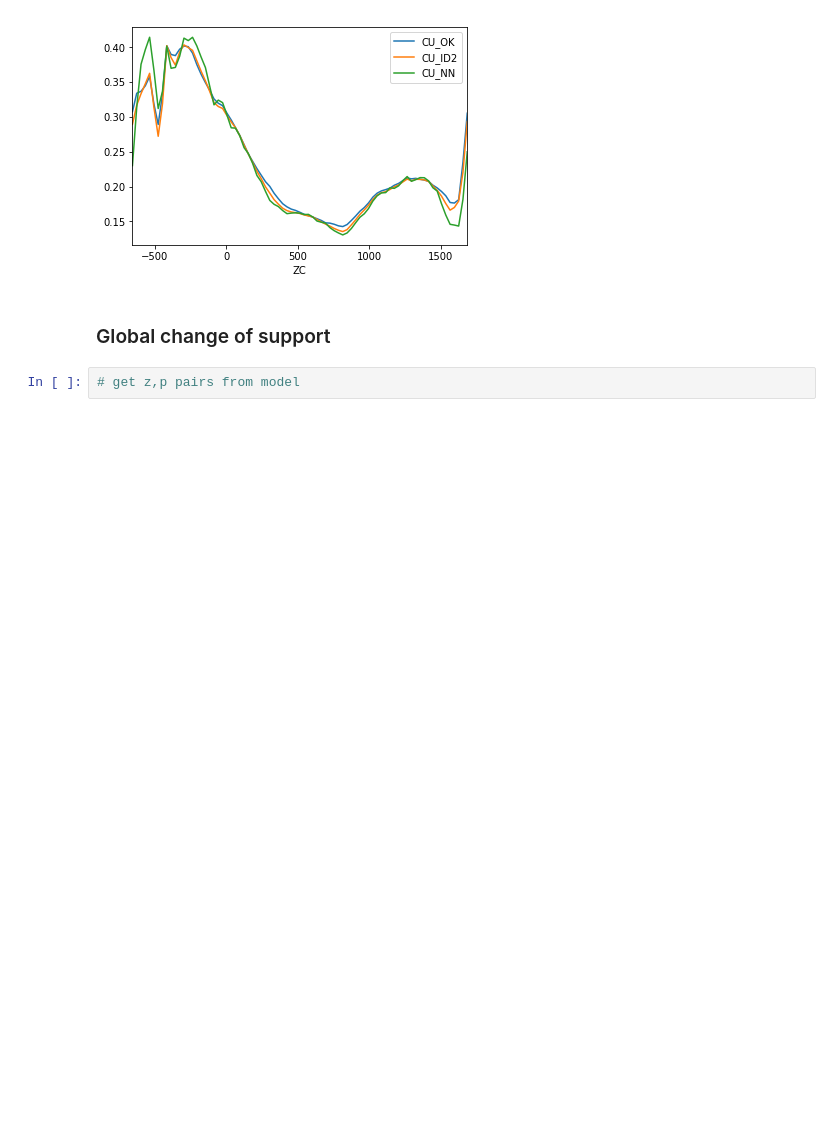
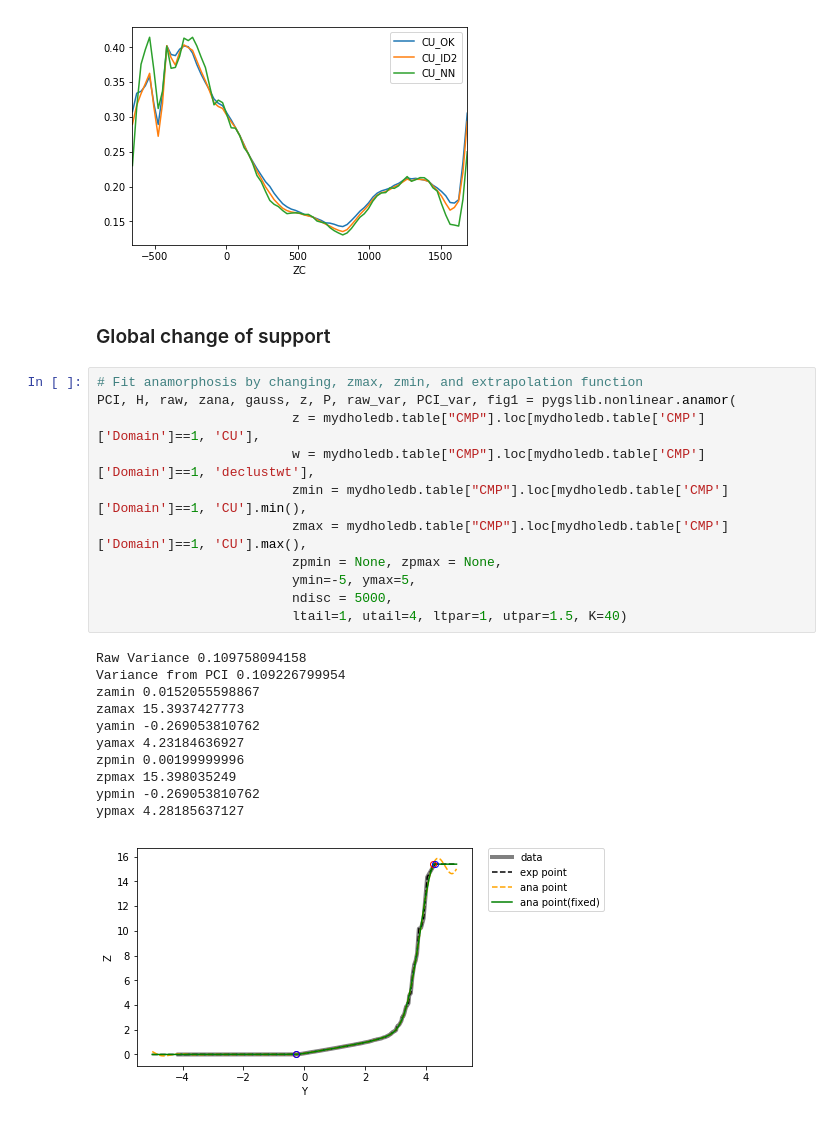
Before and after one commit to opengeostat/pygslib, a Jupyter notebook: pygslib/Ipython_templates/Tutorial_1/Tutorial_V2.ipynb, the cells around one changed output. Cells and saved outputs as stored; diff of their text form; blank space fills up the shorter version.

```diff
--- a/pygslib/Ipython_templates/Tutorial_1/Tutorial_V2.ipynb
+++ b/pygslib/Ipython_templates/Tutorial_1/Tutorial_V2.ipynb
@@ -673,5 +677,26 @@ mymodel.bmtable.groupby('ZC')[['CU_OK','CU_ID2','CU_NN']].mean().plot()
 [figure]
 # %% [markdown]
 ### Global change of support
-# %%
-# get z,p pairs from model
+# %%
+# Fit anamorphosis by changing, zmax, zmin, and extrapolation function
+PCI, H, raw, zana, gauss, z, P, raw_var, PCI_var, fig1 = pygslib.nonlinear.anamor(
+                         z = mydholedb.table["CMP"].loc[mydholedb.table['CMP']['Domain']==1, 'CU'],
+                         w = mydholedb.table["CMP"].loc[mydholedb.table['CMP']['Domain']==1, 'declustwt'],
+                         zmin = mydholedb.table["CMP"].loc[mydholedb.table['CMP']['Domain']==1, 'CU'].min(),
+                         zmax = mydholedb.table["CMP"].loc[mydholedb.table['CMP']['Domain']==1, 'CU'].max(),
+                         zpmin = None, zpmax = None,
+                         ymin=-5, ymax=5,
+                         ndisc = 5000,
+                         ltail=1, utail=4, ltpar=1, utpar=1.5, K=40)
+# %% [output]
+Raw Variance 0.109758094158
+Variance from PCI 0.109226799954
+zamin 0.0152055598867
+zamax 15.3937427773
+yamin -0.269053810762
+yamax 4.23184636927
+zpmin 0.00199999996
+zpmax 15.398035249
+ypmin -0.269053810762
+ypmax 4.28185637127
+[figure, added]
```
Also changed, not shown: parts of 14 cells of this notebook, 4 other files.
